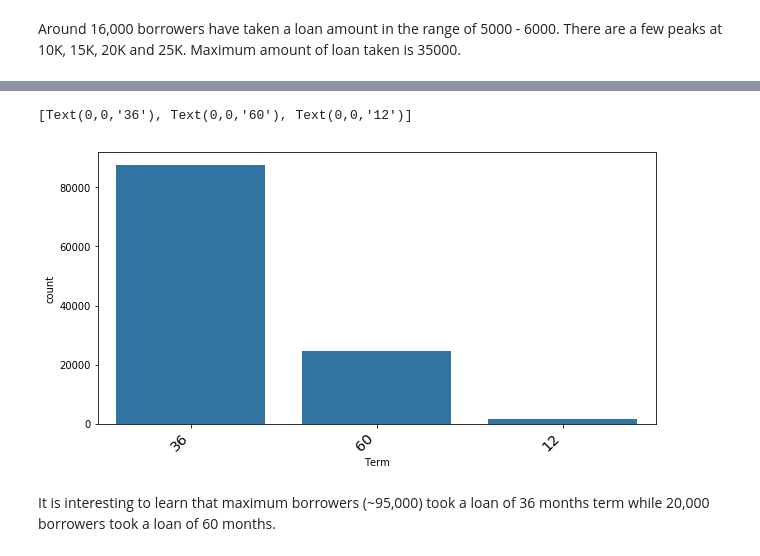
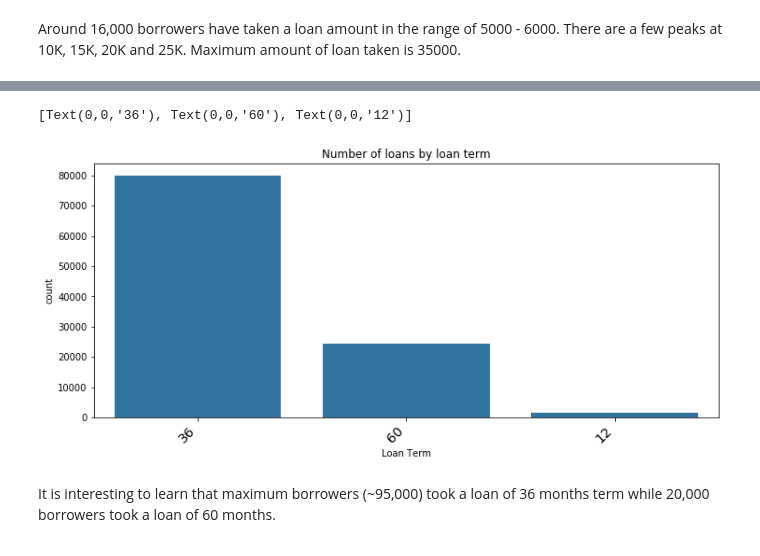
Before and after one commit to sherylWM/Data_Visualization_ProsperLoans, a Jupyter notebook: Data_Visualization_of_Prosper_Loans_Data.ipynb, the cells around one changed output, grey strips where cells are left out. Drawn from its saved outputs; the diff is of its cells as text; code cells hidden in the pictures.

```diff
--- a/Data_Visualization_of_Prosper_Loans_Data.ipynb
+++ b/Data_Visualization_of_Prosper_Loans_Data.ipynb
@@ -263,18 +273,20 @@ It can be seen that maximum number of borrowers (~ 68,000) are employed. There a
 # %%
 #Bar chart of loan Term
-plt.figure(figsize=(10,5))
+plt.figure(figsize=(12,5))
 base_color = sn.color_palette()[0]
 cat_order = prosperLoans['Term'].value_counts().index
 chart = sn.countplot(data = prosperLoans, x = 'Term', color = base_color, order = cat_order)
+chart.set_title('Number of loans by loan term')
+chart.set_xlabel('Loan Term')
 chart.set_xticklabels(
     chart.get_xticklabels(),
     rotation=45,
     horizontalalignment='right',
     fontweight='light',
     fontsize='x-large')
 # %% [output]
 [Text(0,0,'36'), Text(0,0,'60'), Text(0,0,'12')]
-[figure, old version]
+[figure, new version]
 # %% [markdown]
 It is interesting to learn that maximum borrowers (~95,000) took a loan of 36 months term while 20,000 borrowers took a loan of 60 months.
 # %%
```
Also changed, not shown: parts of 14 cells of this notebook.
